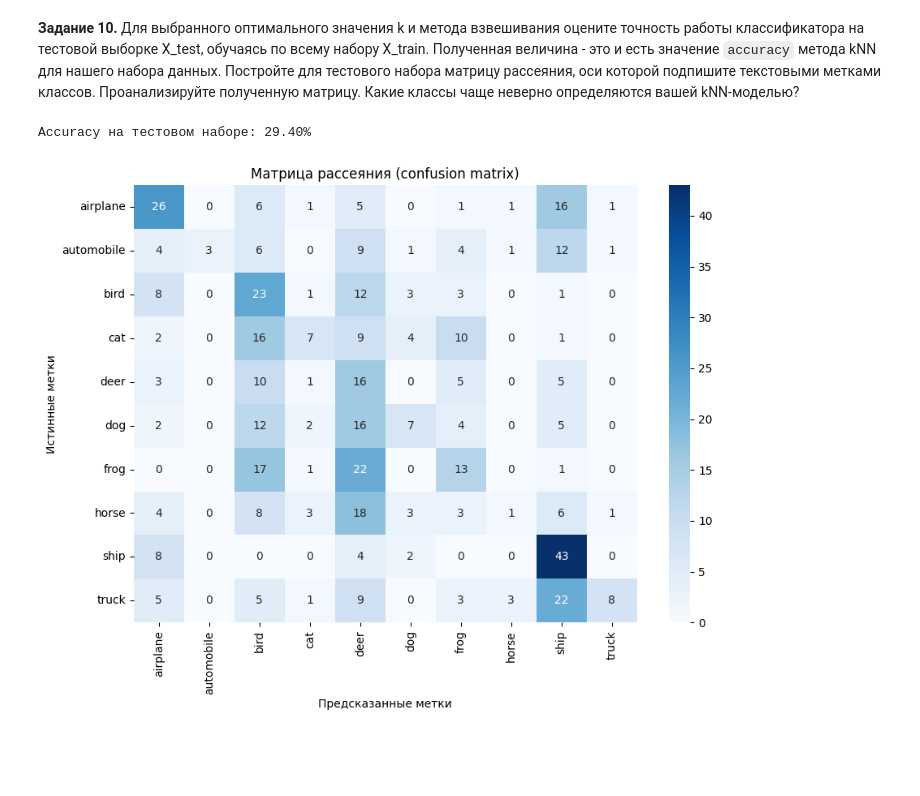
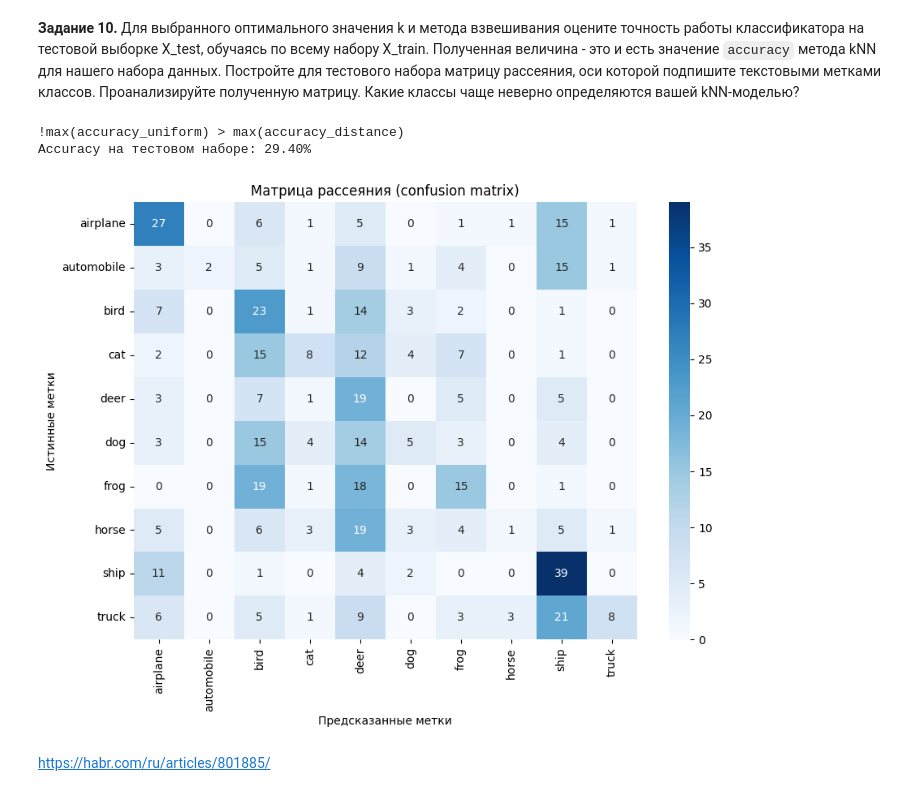
Before and after one commit to PavelPanchuk/AI_LABS, a Jupyter notebook: Lab3-kNN.ipynb, the cells around one changed output. Drawn from its saved outputs; the diff is of its cells as text; code cells hidden in the pictures; blank space fills up the shorter version.

```diff
--- a/Lab3-kNN.ipynb
+++ b/Lab3-kNN.ipynb
@@ -451,19 +449,21 @@ plt.show()
 
 После преобразований выведите в консоль новые размеры X_train и X_test. Значения должны быть (5000L, 3072L) и (500L, 3072L) Не забудьте про массивы меток y_train и y_test. Их тоже нужно усечь до 5000 и 500 соответственно
 # %%
+#32(X) * 32 (Y) * 3 RGB= 3072
+
 # Выборка первых 5000 примеров для обучающей выборки и первых 500 примеров для тестовой выборки
-X_train_small = X_train[:5000]
+X_train_large = X_train[:5000]
 y_train_small = y_train[:5000]
 
 X_test_small = X_test[:500]
 y_test_small = y_test[:500]
 
 # Преобразование многомерных массивов в двумерные
-X_train_small = X_train_small.reshape(5000, -1)
+X_train_large = X_train_large.reshape(5000, -1)
 X_test_small = X_test_small.reshape(500, -1)
 
 # Вывод новых размеров массивов
-print(f"Новые размеры X_train: {X_train_small.shape}")  # (5000, 3072)
+print(f"Новые размеры X_train: {X_train_large.shape}")  # (5000, 3072)
 print(f"Новые размеры X_test: {X_test_small.shape}")    # (500, 3072)
 # %% [output]
 Новые размеры X_train: (5000, 3072)
@@ -477,9 +477,6 @@ from sklearn.preprocessing import StandardScaler
 from sklearn.neighbors import KNeighborsClassifier
 from sklearn.model_selection import KFold, cross_val_score
 
-# Увеличение обучающей выборки до 10,000 примеров
-X_train_large = X_train[:10000]
-y_train_large = y_train[:10000]
 
 # Нормализация данных
 scaler = StandardScaler()
@@ -487,7 +484,7 @@ X_train_large_norm = scaler.fit_transform(X_train_large.reshape(-1, 3072))
 X_test_norm = scaler.transform(X_test.reshape(-1, 3072))
 
 # Определим диапазон значений k
-k_values = range(1, 51)
+k_values = range(1, 20)
 
 # Функция для оценки точности при кросс-валидации
 def evaluate_knn(X_train, y_train, k_values, weights, n_splits=10):
@@ -504,12 +501,12 @@ accuracy_uniform = evaluate_knn(X_train_large_norm, y_train_large, k_values, 'un
 accuracy_distance = evaluate_knn(X_train_large_norm, y_train_large, k_values, 'distance', n_splits=10)
 
 # Построение графиков
-plt.figure(figsize=(12, 6))
+plt.figure(figsize=(20, 6))
 plt.plot(k_values, accuracy_uniform, label='Uniform Weights', marker='o')
 plt.plot(k_values, accuracy_distance, label='Distance Weights', marker='o')
-plt.xlabel('Number of Neighbors (k)')
-plt.ylabel('Accuracy')
-plt.title('Accuracy vs. Number of Neighbors (k)')
+plt.xlabel('Число соседей (k)')
+plt.ylabel('Точность')
+plt.title('Зависимость точности от числа k')
 plt.legend()
 plt.grid(True)
 plt.show()
@@ -528,28 +525,41 @@ print(f'Оптимальное значение k для Distance Weights: {opti
 # %%
 from sklearn.metrics import accuracy_score, confusion_matrix
 import seaborn as sns
 
 # Оптимальные значения k и метод взвешивания (из предыдущего задания)
-best_k = optimal_k_uniform if accuracy_uniform > accuracy_distance else optimal_k_distance
-best_weights = 'uniform' if accuracy_uniform > accuracy_distance else 'distance'
+#best_k = optimal_k_uniform if accuracy_uniform > accuracy_distance else optimal_k_distance
+#best_weights = 'uniform' if accuracy_uniform > accuracy_distance else 'distance'
+
+if max(accuracy_uniform) > max(accuracy_distance):
+    best_k = optimal_k_uniform
+    best_weights = 'uniform'
+    print("max(accuracy_uniform) > max(accuracy_distance)")
+else:
+    best_k = optimal_k_distance
+    best_weights = 'distance'
+    print("!max(accuracy_uniform) > max(accuracy_distance)")
+
 
 # Обучение kNN-классификатора на всем наборе X_train
 knn = KNeighborsClassifier(n_neighbors=best_k, weights=best_weights)
 knn.fit(X_train_small, y_train_small)
 
 # Оценка точности на тестовой выборке
 y_pred = knn.predict(X_test_small)
 accuracy = accuracy_score(y_test_small, y_pred)
 print(f'Accuracy на тестовом наборе: {accuracy * 100:.2f}%')
 
 # Построение матрицы рассеяния
 cm = confusion_matrix(y_test_small, y_pred)
 plt.figure(figsize=(10, 7))
 sns.heatmap(cm, annot=True, fmt="d", cmap='Blues', xticklabels=classes, yticklabels=classes)
 plt.xlabel('Предсказанные метки')
 plt.ylabel('Истинные метки')
 plt.title('Матрица рассеяния (confusion matrix)')
 plt.show()
 # %% [output]
+!max(accuracy_uniform) > max(accuracy_distance)
 Accuracy на тестовом наборе: 29.40%
-[figure, old version]
+[figure, new version]
+# %% [markdown]
+https://habr.com/ru/articles/801885/
```
Also changed, not shown: parts of 4 cells of this notebook, 4 other files.
